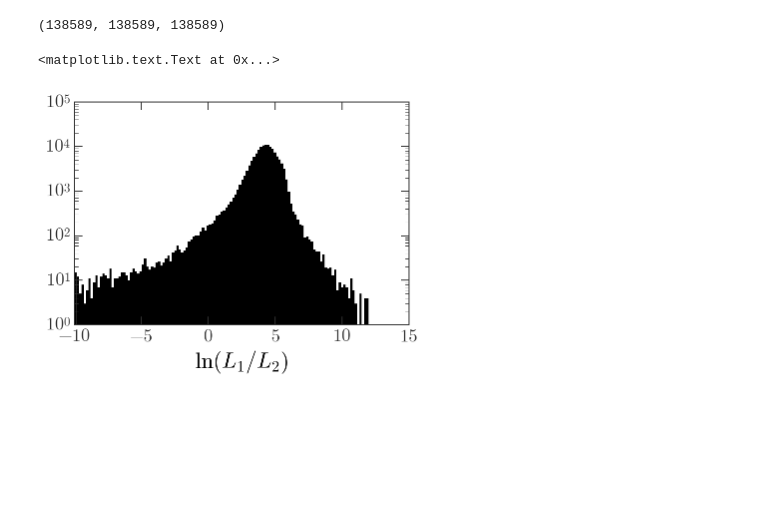
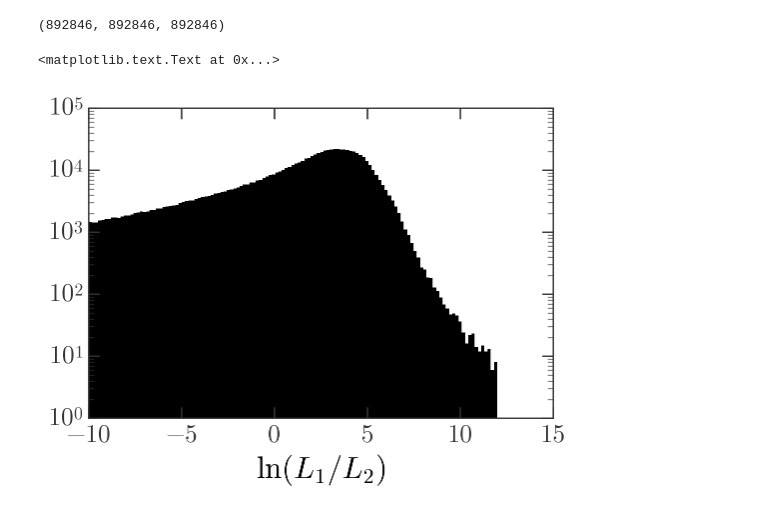
Before and after one commit to smoh/gaia-comoving-stars, a Jupyter notebook: notebooks/Likelihood ratio results.ipynb, the cells around one changed output. Cells and saved outputs as stored; diff of their text form; code cells hidden in the pictures; blank space fills up the shorter version.

```diff
--- a/notebooks/Likelihood ratio results.ipynb
+++ b/notebooks/Likelihood ratio results.ipynb
@@ -22,6 +24,8 @@ pair_idx = fits.getdata('../data/snr8_n32_dv4.fits', 0)
 # %%
-with h5py.File("../data/snr8_n32_dv4-likelihood-ratio.h5") as f:
-    ratio = f['lnH1'][:] - f['lnH2'][:]
+# with h5py.File("../data/snr8_n32_dv4_vscatter1-lratio.h5") as f:
+# with h5py.File("../data/snr8_n32_dv4") as f:
+with h5py.File("../data/snr8_n64_dv8_vscatter0-lratio.h5") as f:
+    llr = f['lnH1'][:] - f['lnH2'][:]
 # %%
 tgas1 = tgas[pair_idx[:,0]]
 tgas2 = tgas[pair_idx[:,1]]
@@ -28,11 +34,11 @@ tgas2 = tgas[pair_idx[:,1]]
 # %%
-len(ratio), len(tgas1), len(tgas2)
+len(llr), len(tgas1), len(tgas2)
 # %% [output]
-(138589, 138589, 138589)
+(892846, 892846, 892846)
 # %%
-plt.hist(ratio, bins=np.linspace(-10,12,128), color='k');
+plt.hist(llr, bins=np.linspace(-10,12,128), color='k');
 plt.yscale('log')
 plt.xlabel(r'$\ln (L_1/L_2)$')
 # %% [output]
 <matplotlib.text.Text at 0x...>
-[figure, old version]
+[figure, new version]
```
Also changed, not shown: parts of 24 cells of this notebook.
